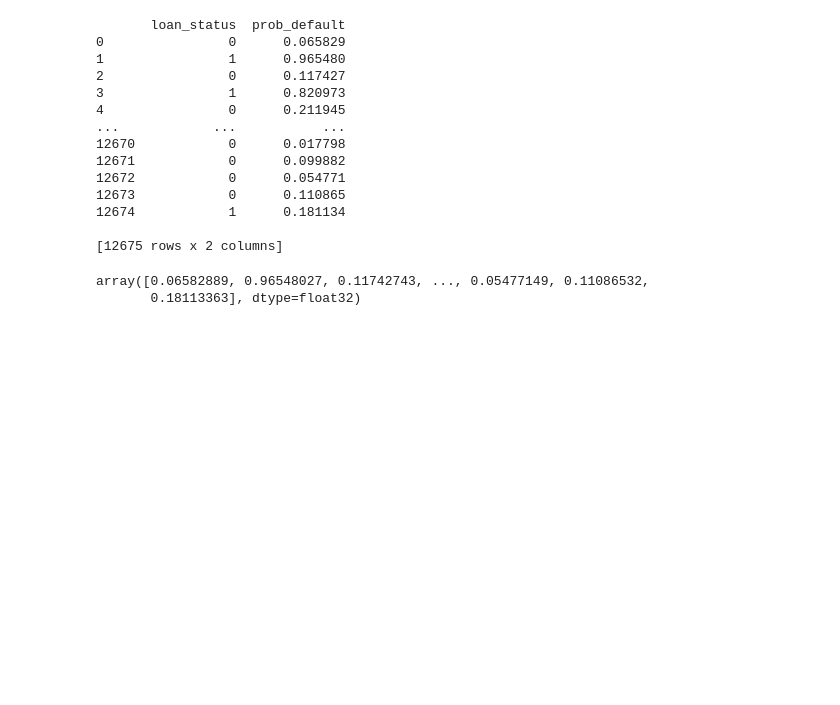
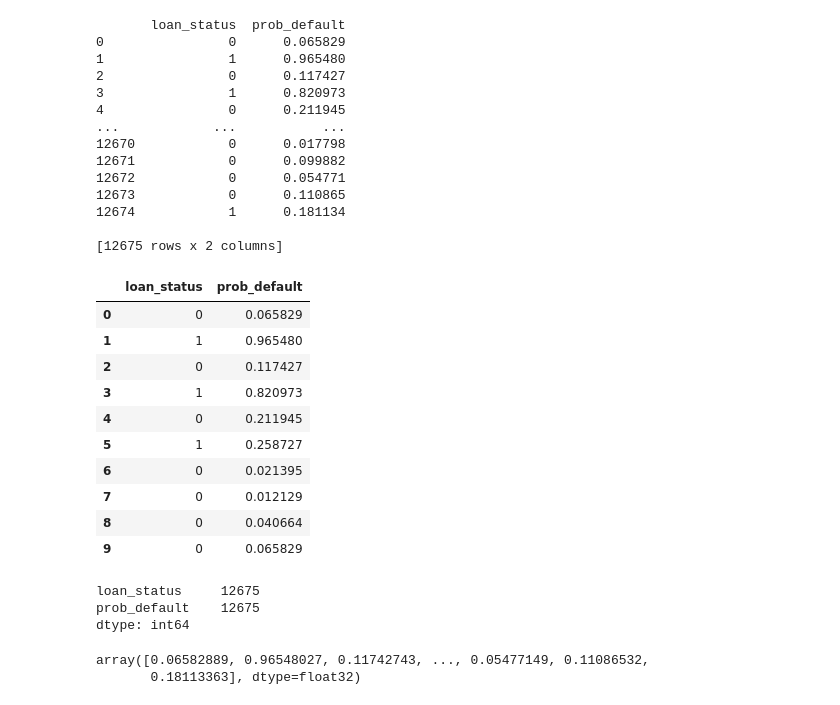
Before and after one commit to Chris232181/Loan-Default-Forecasting-using-ML, a Jupyter notebook: PD_Modelling_Evaluation.ipynb, the cells around one changed output. Drawn from its saved outputs; the diff is of its cells as text; code cells hidden in the pictures; blank space fills up the shorter version.

```diff
--- a/PD_Modelling_Evaluation.ipynb
+++ b/PD_Modelling_Evaluation.ipynb
@@ -407,6 +408,27 @@ print(pd.concat([true_df.reset_index(drop = True), preds_df], axis = 1))
 12674            1      0.181134
 
 [12675 rows x 2 columns]
+# %%
+xgb_preds=pd.concat([true_df.reset_index(drop = True), preds_df], axis = 1)
+xgb_preds.head(10)
+# %% [output]
+|  | loan_status | prob_default |
+| 0 | 0 | 0.065829 |
+| 1 | 1 | 0.965480 |
+| 2 | 0 | 0.117427 |
+| 3 | 1 | 0.820973 |
+| 4 | 0 | 0.211945 |
+| 5 | 1 | 0.258727 |
+| 6 | 0 | 0.021395 |
+| 7 | 0 | 0.012129 |
+| 8 | 0 | 0.040664 |
+| 9 | 0 | 0.065829 |
+# %%
+xgb_preds.count()
+# %% [output]
+loan_status     12675
+prob_default    12675
+dtype: int64
 # %%
 prob_default2 = gbt_preds[:, 1]
 prob_default2
```
Also changed, not shown: parts of 20 cells of this notebook, 8 other files.
